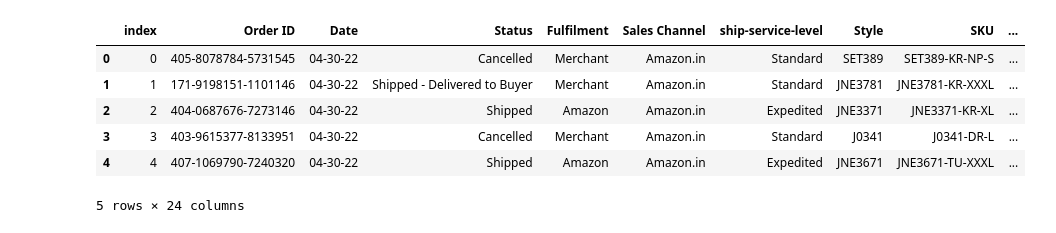
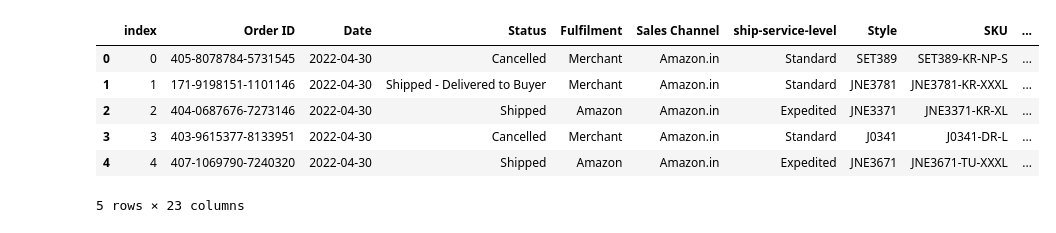
Before and after one commit to kanchan1568/DSAACaseStudy, a Jupyter notebook: notebooks/Data_preprocessing.ipynb, the cells around one changed output. Cells and saved outputs as stored; diff of their text form; code cells hidden in the pictures.

```diff
--- a/notebooks/Data_preprocessing.ipynb
+++ b/notebooks/Data_preprocessing.ipynb
@@ -6,11 +5,11 @@ import streamlit as st
 # %%
-df = pd.read_csv("../data/Amazon Sale Report.csv")
+df = pd.read_csv("Amazon_Sale_Report_Preprocessed.csv")
 df.head()
 # %% [output]
 |  | index | Order ID | Date | Status | Fulfilment | Sales Channel | ship-service-level | Style | SKU | ... |
-| 0 | 0 | 405-8078784-5731545 | 04-30-22 | Cancelled | Merchant | Amazon.in | Standard | SET389 | SET389-KR-NP-S | ... |
-| 1 | 1 | 171-9198151-1101146 | 04-30-22 | Shipped - Delivered to Buyer | Merchant | Amazon.in | Standard | JNE3781 | JNE3781-KR-XXXL | ... |
-| 2 | 2 | 404-0687676-7273146 | 04-30-22 | Shipped | Amazon | Amazon.in | Expedited | JNE3371 | JNE3371-KR-XL | ... |
-| 3 | 3 | 403-9615377-8133951 | 04-30-22 | Cancelled | Merchant | Amazon.in | Standard | J0341 | J0341-DR-L | ... |
-| 4 | 4 | 407-1069790-7240320 | 04-30-22 | Shipped | Amazon | Amazon.in | Expedited | JNE3671 | JNE3671-TU-XXXL | ... |
+| 0 | 0 | 405-8078784-5731545 | 2022-04-30 | Cancelled | Merchant | Amazon.in | Standard | SET389 | SET389-KR-NP-S | ... |
+| 1 | 1 | 171-9198151-1101146 | 2022-04-30 | Shipped - Delivered to Buyer | Merchant | Amazon.in | Standard | JNE3781 | JNE3781-KR-XXXL | ... |
+| 2 | 2 | 404-0687676-7273146 | 2022-04-30 | Shipped | Amazon | Amazon.in | Expedited | JNE3371 | JNE3371-KR-XL | ... |
+| 3 | 3 | 403-9615377-8133951 | 2022-04-30 | Cancelled | Merchant | Amazon.in | Standard | J0341 | J0341-DR-L | ... |
+| 4 | 4 | 407-1069790-7240320 | 2022-04-30 | Shipped | Amazon | Amazon.in | Expedited | JNE3671 | JNE3671-TU-XXXL | ... |
-5 rows × 24 columns
+5 rows × 23 columns
```
Also changed, not shown: parts of 13 cells of this notebook, 2 other files.
